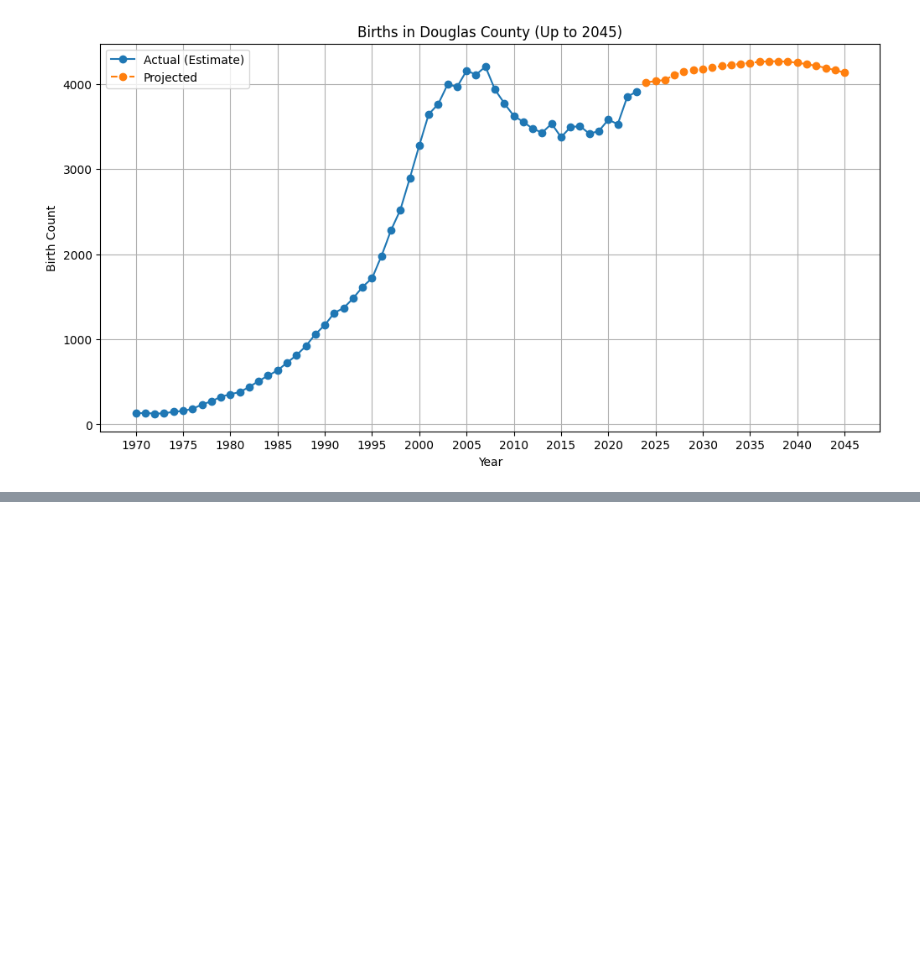
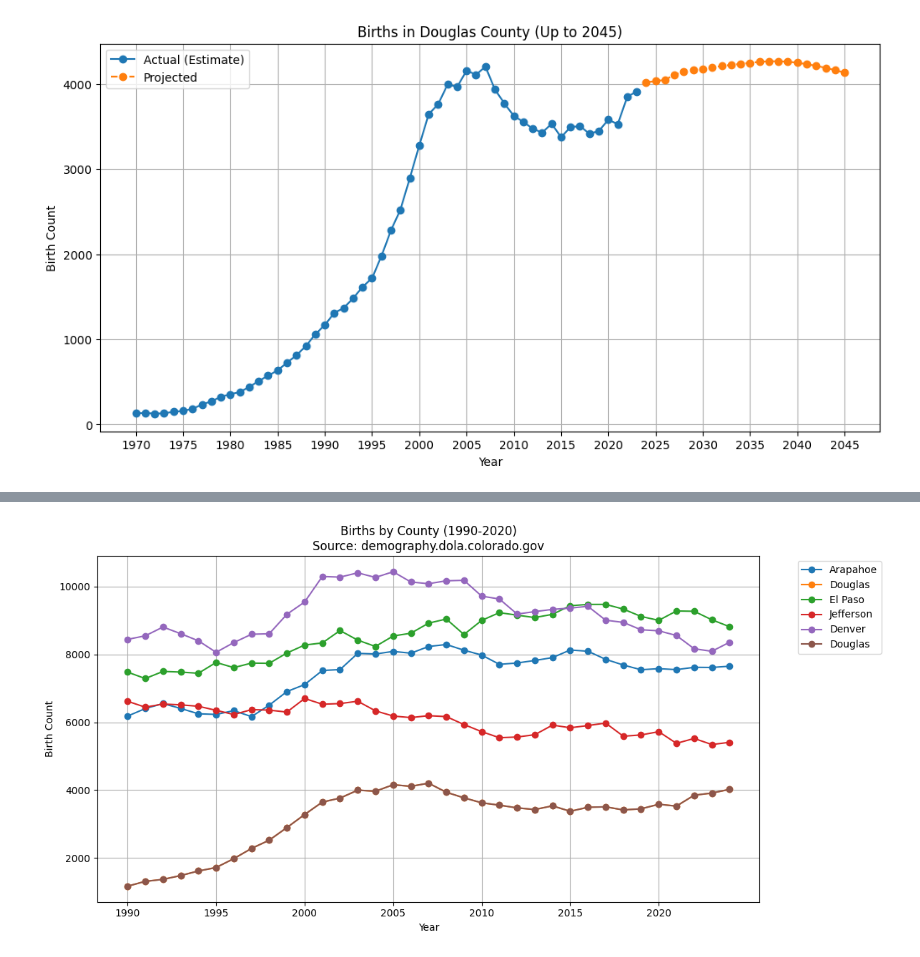
Before and after one commit to DavidNix/dougco-truth, a Jupyter notebook: analysis.ipynb, the cells around one changed output, grey strips where cells are left out. Saved outputs shown, nothing was run; the diff lists cells and outputs as text; code cells hidden in the pictures; blank space fills up the shorter version.

```diff
--- a/analysis.ipynb
+++ b/analysis.ipynb
@@ -75,0 +143,37 @@ plt.show()
+# %%
+# Get data for specified counties
+counties = ['Arapahoe', 'Douglas', 'El Paso', 'Jefferson', 'Denver', 'Douglas']
+county_data = {}
+
+df = pd.read_csv(new_file_path)
+
+for county in counties:
+    county_data[county] = df[df['countyname'] == county]
+
+plt.figure(figsize=(12, 6))
+
+# Plot data for each county
+for county in counties:
+    county_df = county_data[county]
+
+    # Filter data from 1990 onwards and exclude projections
+    county_df_filtered = county_df[(county_df['year'] >= 1990) & (county_df['year'] <= 2024)]
+
+    # Plot data with solid line
+    plt.plot(county_df_filtered['year'], county_df_filtered['births'], marker='o', label=county)
+
+# Customize the plot
+plt.title('Births by County (1990-2020)\nSource: demography.dola.colorado.gov')
+plt.xlabel('Year')
+plt.ylabel('Birth Count')
+plt.xticks(range(1990, 2021, 5))
+plt.legend(bbox_to_anchor=(1.05, 1), loc='upper left')
+plt.grid(True)
+
+# Adjust layout to prevent label cutoff
+plt.tight_layout()
+
+# Display the plot
+plt.show()
+# %% [output]
+[figure, added]
```
Also changed, not shown: parts of 4 cells of this notebook.
